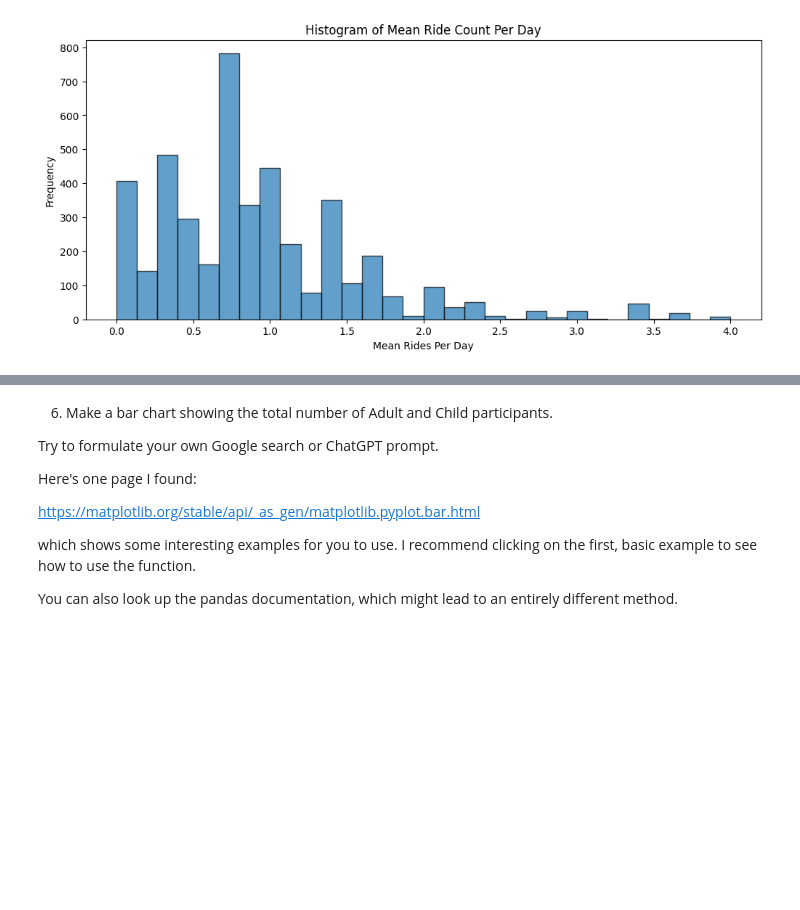
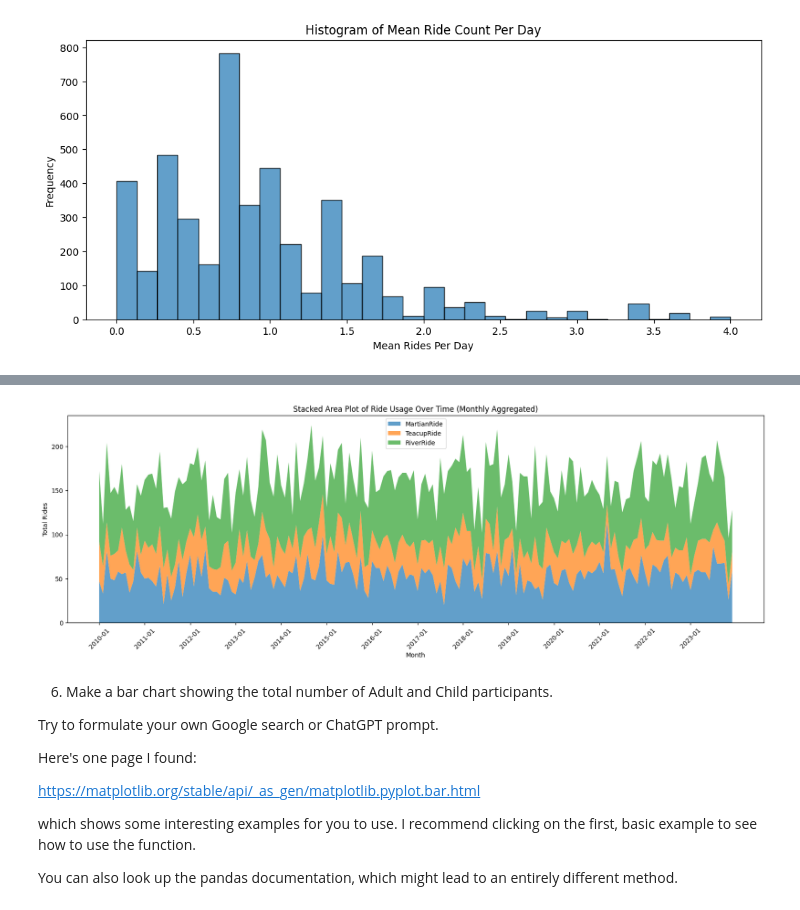
Before and after one commit to SergeyNelyapenkoBU/2025-spring-B2, a Jupyter notebook: OMDS-ModB2-Week03-Nelyapenko-Sergey.ipynb, the cells around one changed output, grey strips where cells are left out. Saved outputs shown, nothing was run; the diff lists cells and outputs as text; code cells hidden in the pictures; blank space fills up the shorter version.

```diff
--- a/OMDS-ModB2-Week03-Nelyapenko-Sergey.ipynb
+++ b/OMDS-ModB2-Week03-Nelyapenko-Sergey.ipynb
@@ -384,3 +358,19 @@ plt.show()
+# %%
+# Aggregate data by month
+df["Month"] = df["VisitDate"].dt.to_period("M")
+df_grouped_monthly = df.groupby("Month")[["MartianRide", "TeacupRide", "RiverRide"]].sum()
+
+# Stacked Area Plot for Amusement Park Analysis (Monthly Aggregated)
+plt.figure(figsize=(20, 6))
+plt.stackplot(df_grouped_monthly.index.astype(str), df_grouped_monthly["MartianRide"], df_grouped_monthly["TeacupRide"], df_grouped_monthly["RiverRide"], labels=["MartianRide", "TeacupRide", "RiverRide"], alpha=0.7)
+plt.xticks(ticks=np.arange(0, len(df_grouped_monthly.index), step=12), labels=df_grouped_monthly.index[::12].astype(str), rotation=45)
+plt.xlabel("Month")
+plt.ylabel("Total Rides")
+plt.title("Stacked Area Plot of Ride Usage Over Time (Monthly Aggregated)")
+plt.legend()
+plt.show()
+# %% [output]
+[figure, added]
 # %% [markdown]
 6. Make a bar chart showing the total number of Adult and Child participants.
 
```
Also changed, not shown: parts of 3 cells of this notebook, 4 other files.
